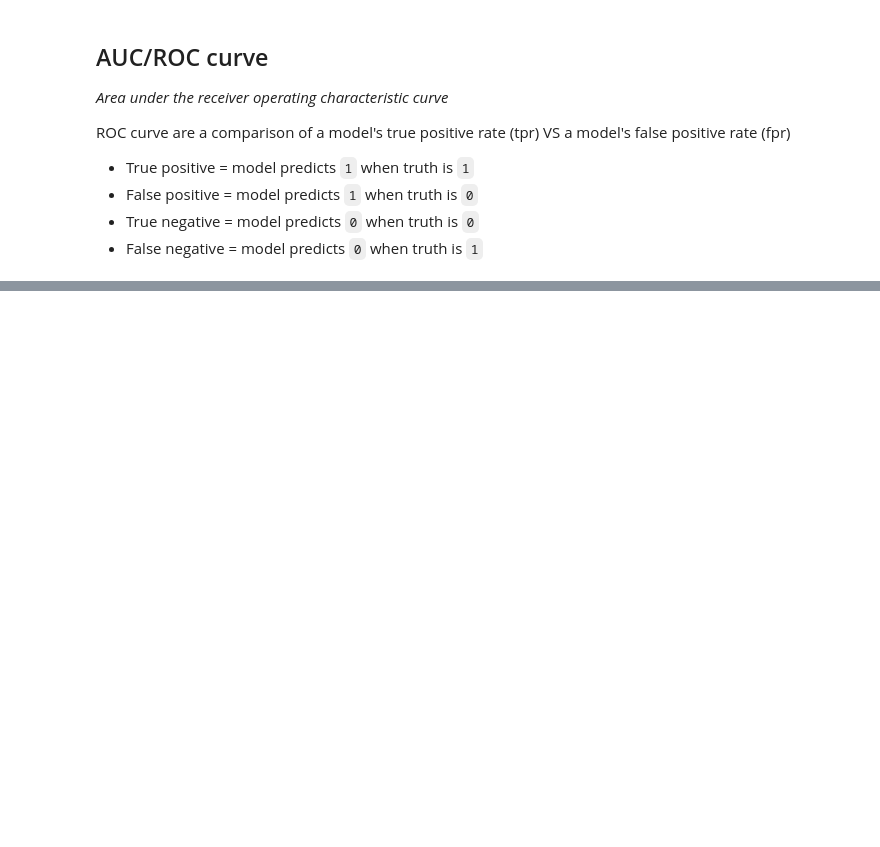
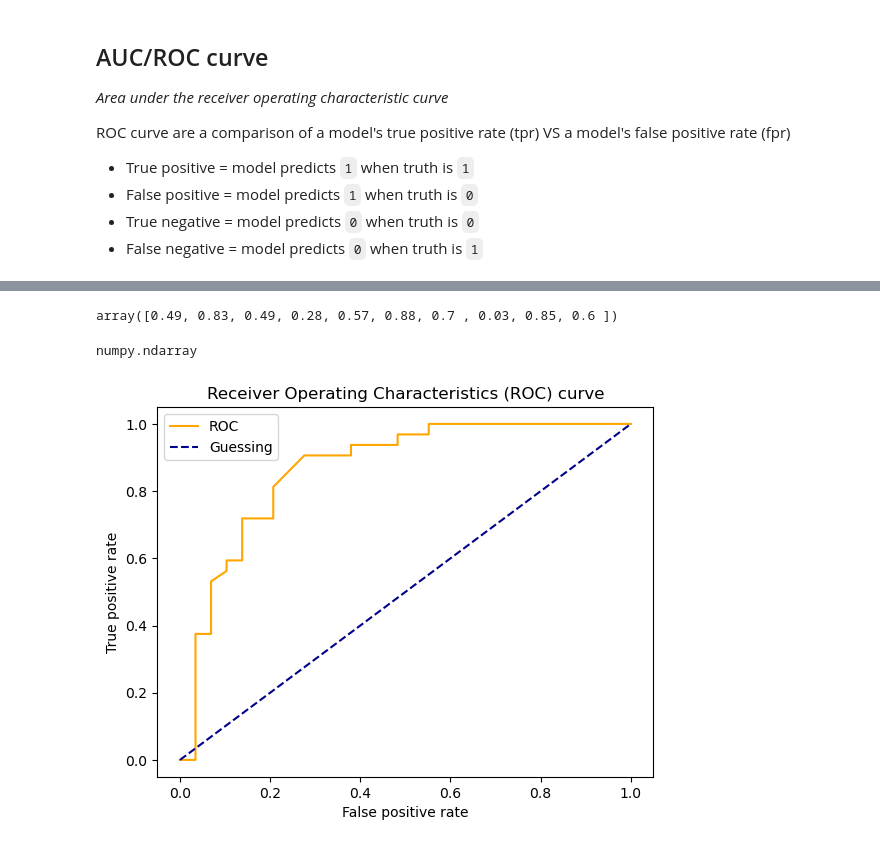
Before and after one commit to Lima-Tembe/codespaces-jupyter, a Jupyter notebook: notebooks/sample.ipynb, the cells around one changed output, grey strips where cells are left out. Cells and saved outputs as stored; diff of their text form; code cells hidden in the pictures; blank space fills up the shorter version.

```diff
--- a/notebooks/sample.ipynb
+++ b/notebooks/sample.ipynb
@@ -44 +45,8 @@ ROC curve are a comparison of a model's true positive rate (tpr) VS a model's fa
 X_train, X_test, y_train, y_test = train_test_split(X, y, test_size=0.2)
+# %%
+from sklearn.metrics import roc_curve
+
+clf.fit(X_train, y_train)
+
+y_probs = clf.predict_proba(X_test)
+y_probs[:10]
@@ -44,0 +64,40 @@ X_train, X_test, y_train, y_test = train_test_split(X, y, test_size=0.2)
+# %%
+y_probs_positive = y_probs[:, 1] #we only want the second column so we slice it
+y_probs_positive[:10]
+# %% [output]
+array([0.49, 0.83, 0.49, 0.28, 0.57, 0.88, 0.7 , 0.03, 0.85, 0.6 ])
+# %%
+# Calculate fpt, tpr and thresholds
+fpr, tpr, thresholds = roc_curve(y_test, y_probs_positive)
+# %%
+type(fpr)
+# %% [output]
+numpy.ndarray
+# %%
+# We need to plot fpr to see in a way we can understand the data
+# Create a function for plotting ROC curves
+import matplotlib.pyplot as plt
+
+def plot_roc_curve(fpr,tpr):
+    """Plots a ROC curve given the false positive rate (fpr) and true positive rate (tpr) of a model.
+
+    Args:
+        fpr (ndarray): False positive rate
+        tpr (ndarray): True positive rate
+    """
+    #Plot roc curve
+    plt.plot(fpr, tpr, color="orange", label="ROC")
+
+    #Plot line with no predictive power (baseline)
+    plt.plot([0,1], [0,1], color="darkblue", linestyle="--", label="Guessing")
+
+    # Customize the plot
+    plt.xlabel("False positive rate")
+    plt.ylabel("True positive rate")
+    plt.title("Receiver Operating Characteristics (ROC) curve")
+    plt.legend()
+    plt.show()
+
+plot_roc_curve(fpr, tpr)
+# %% [output]
+[figure, added]
```
Also changed, not shown: parts of 9 cells of this notebook, 1 other file.
